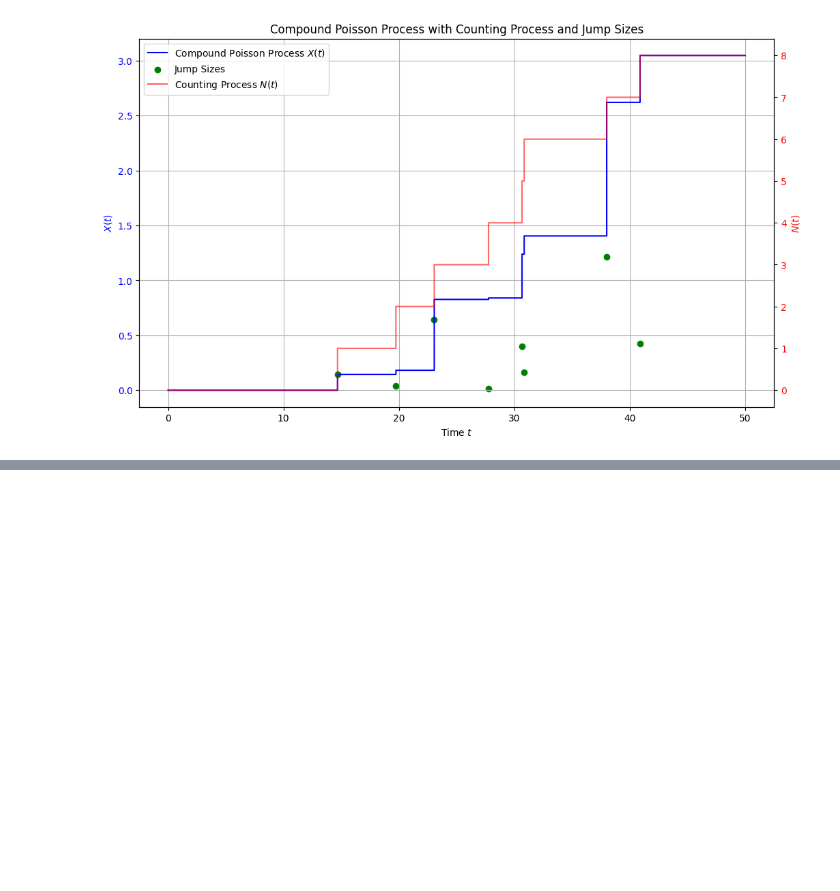
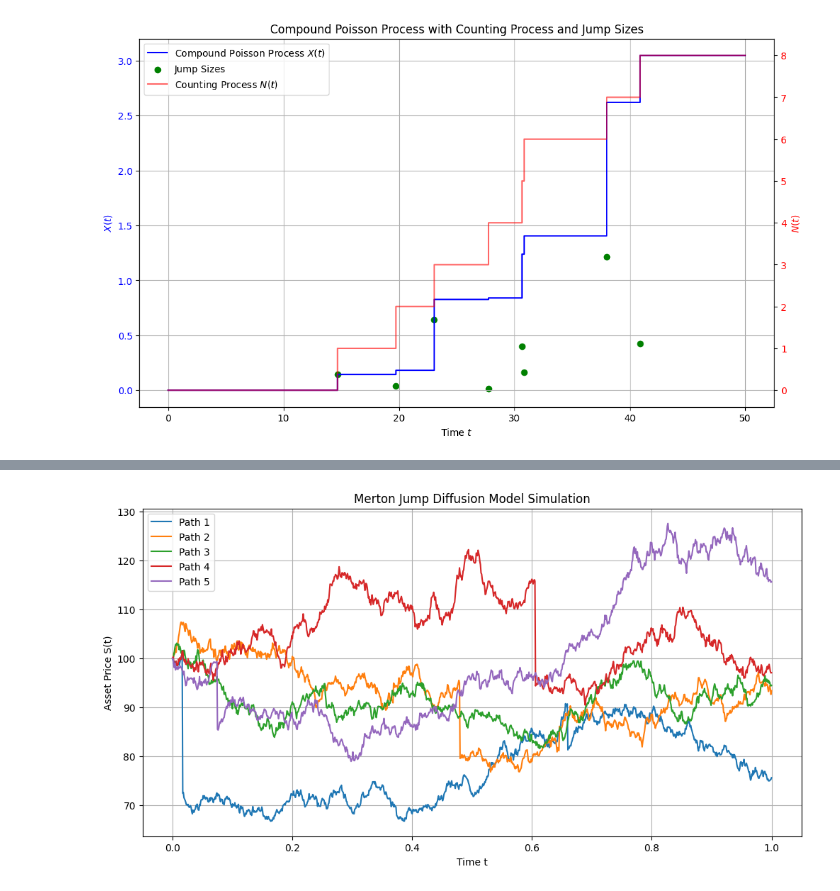
Before and after one commit to xaviweise/aaat, a Jupyter notebook: _build/jupyter_execute/notebooks/stochastic_calculus.ipynb, the cells around one changed output, grey strips where cells are left out. Drawn from its saved outputs; the diff is of its cells as text; code cells hidden in the pictures; blank space fills up the shorter version.

Commit message:
jump diffusion process simulation

```diff
--- a/_build/jupyter_execute/notebooks/stochastic_calculus.ipynb
+++ b/_build/jupyter_execute/notebooks/stochastic_calculus.ipynb
@@ -691,0 +694,97 @@ plt.show()
+# %%
+import numpy as np
+import matplotlib.pyplot as plt
+
+def simulate_merton_jump_diffusion(S0, mu, sigma, lamb, mu_j, sigma_j, T, N, M):
+    """
+    Simulate the Merton jump diffusion model.
+
+    Parameters:
+    - S0: Initial asset price.
+    - mu: Expected return (drift rate).
+    - sigma: Volatility of the continuous component.
+    - lamb: Jump intensity (average number of jumps per unit time).
+    - mu_j: Mean of the jump size distribution (of ln(J)).
+    - sigma_j: Standard deviation of the jump size distribution (of ln(J)).
+    - T: Total time horizon.
+    - N: Number of time steps.
+    - M: Number of simulation paths.
+
+    Returns:
+    - t: Array of time points.
+    - S: Matrix of simulated asset prices (M paths x N+1 time points).
+    """
+    dt = T / N  # Time step size
+    t = np.linspace(0, T, N + 1)  # Time grid
+
+    # Precompute constants
+    drift = (mu - 0.5 * sigma**2) * dt
+    diffusion = sigma * np.sqrt(dt)
+
+    # Initialize asset price paths
+    S = np.zeros((M, N + 1))
+    S[:, 0] = S0
+
+    for m in range(M):
+        # Initialize variables for each path
+        S_m = np.zeros(N + 1)
+        S_m[0] = S0
+
+        # Generate random numbers for Brownian motion
+        Z = np.random.normal(size=N)
+
+        # Generate random numbers for jumps
+        # Poisson random numbers for number of jumps in each time step
+        Nt = np.random.poisson(lamb * dt, size=N)
+        # Total number of jumps
+        num_jumps = np.sum(Nt)
+        # Generate jump sizes only where jumps occur
+        if num_jumps > 0:
+            jump_sizes = np.random.normal(loc=mu_j, scale=sigma_j, size=num_jumps)
+        else:
+            jump_sizes = np.array([])
+
+        # Index to keep track of jump sizes
+        jump_index = 0
+
+        for i in range(1, N + 1):
+            # Continuous part
+            S_m[i] = S_m[i - 1] * np.exp(drift + diffusion * Z[i - 1])
+
+            # Jump part
+            if Nt[i - 1] > 0:
+                # Apply jumps
+                total_jump = np.sum(jump_sizes[jump_index:jump_index + Nt[i - 1]])
+                S_m[i] *= np.exp(total_jump)
+                jump_index += Nt[i - 1]
+
+        S[m, :] = S_m
+
+    return t, S
+
+# Parameters
+S0 = 100        # Initial asset price
+mu = 0.1        # Expected return
+sigma = 0.2     # Volatility
+lamb = 1     # Jump intensity λ
+k = -0.1     # Mean of ln(J) (jump sizes)
+delta = 0.1   # Std dev of ln(J)
+T = 1.0         # Total time (e.g., 1 year)
+N = 1000        # Number of time steps
+M = 5           # Number of simulation paths
+
+# Simulate the Merton jump diffusion model
+t, S = simulate_merton_jump_diffusion(S0, mu, sigma, lamb, k, delta, T, N, M)
+
+# Plot the simulated asset price paths
+plt.figure(figsize=(12, 6))
+for m in range(M):
+    plt.plot(t, S[m, :], label=f'Path {m + 1}')
+plt.xlabel('Time t')
+plt.ylabel('Asset Price S(t)')
+plt.title('Merton Jump Diffusion Model Simulation')
+plt.legend()
+plt.grid(True)
+plt.show()
+# %% [output]
+[figure, added]
```
Also changed, not shown: parts of 1 cell of this notebook, 12 other files.
